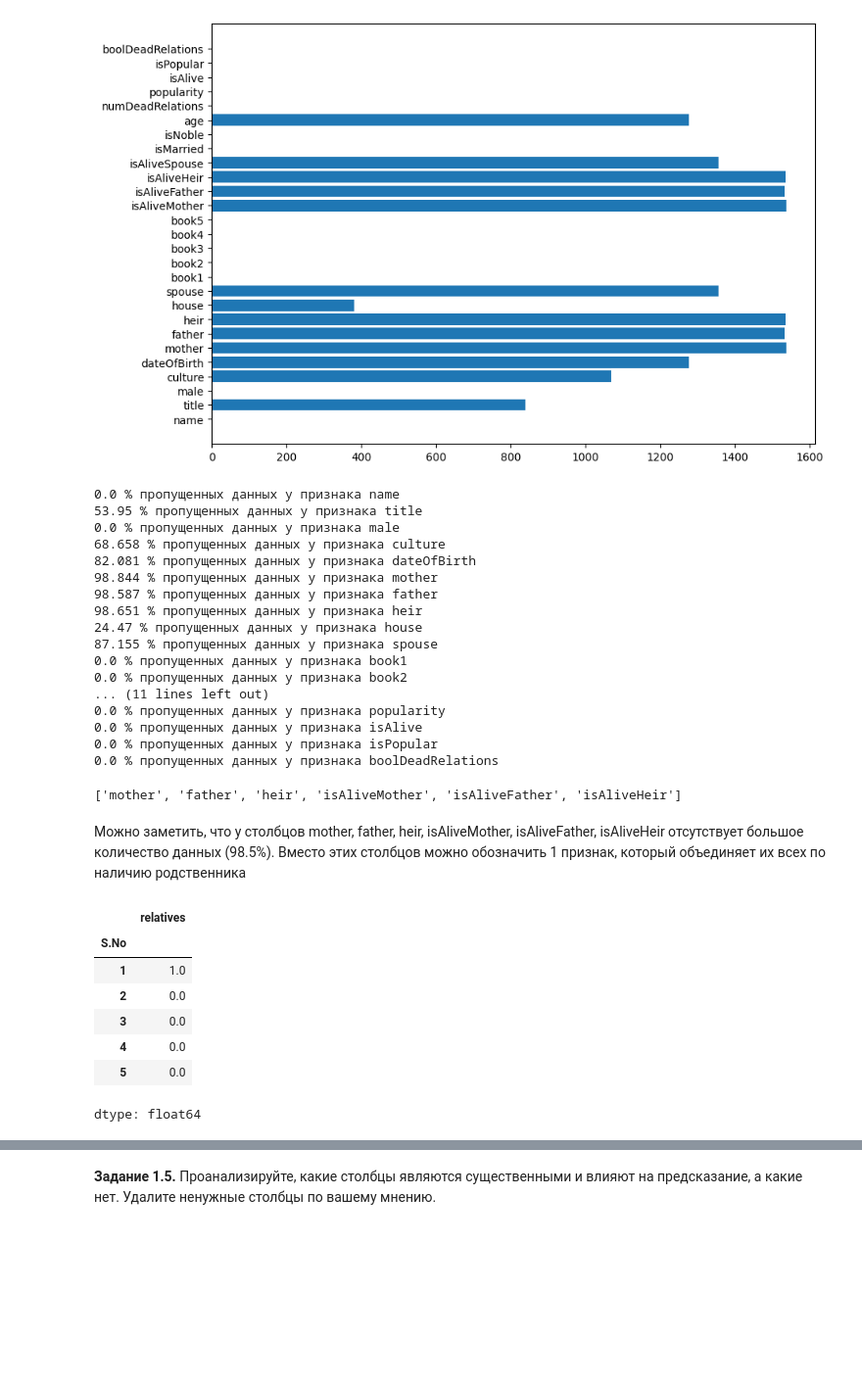
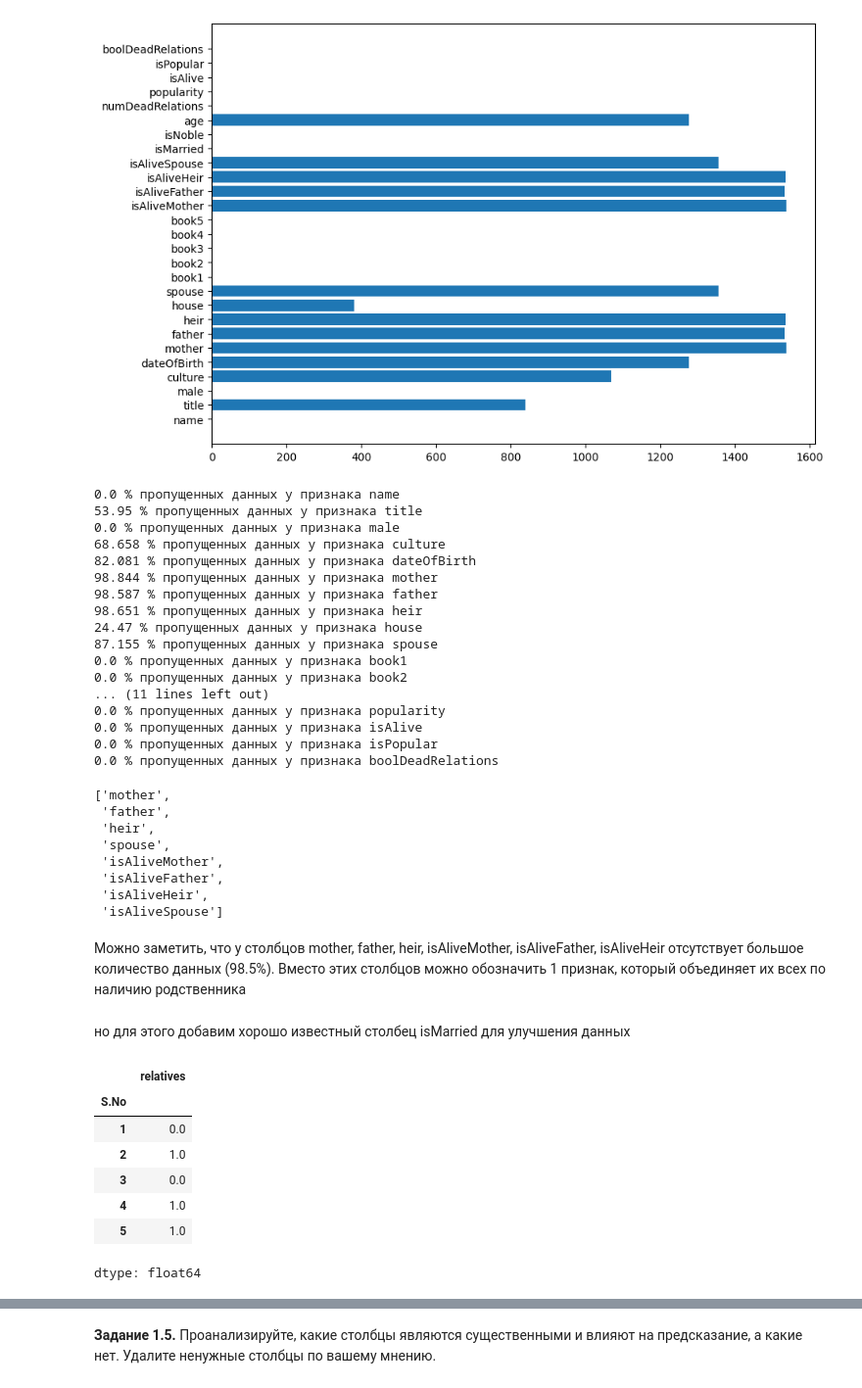
Before and after one commit to episode16/Py, a Jupyter notebook: DLS_mipt/game_of_thrones_hw1/hw_1_game_of_thrones_ipynb.ipynb, the cells around one changed output, grey strips where cells are left out. Shown at 98% size. Cells and saved outputs as stored; diff of their text form; code cells hidden in the pictures; blank space fills up the shorter version.

```diff
--- a/DLS_mipt/game_of_thrones_hw1/hw_1_game_of_thrones_ipynb.ipynb
+++ b/DLS_mipt/game_of_thrones_hw1/hw_1_game_of_thrones_ipynb.ipynb
@@ -225,7 +225,7 @@ column_del = []
 for column in columns:
   na_percentage = round((df[column].isna().sum() / len(df[column])) * 100, 3)
   print(f'{na_percentage} % пропущенных данных у признака {column}')
-  if na_percentage > 98: # добавляем поля, где отсутствуют данные более чем 98%
+  if na_percentage > 87: # добавляем поля, где отсутствуют данные более чем 87%
     column_del.append(column)
 
 column_del
@@ -247,21 +247,29 @@ column_del
 0.0 % пропущенных данных у признака isAlive
 0.0 % пропущенных данных у признака isPopular
 0.0 % пропущенных данных у признака boolDeadRelations
-['mother', 'father', 'heir', 'isAliveMother', 'isAliveFather', 'isAliveHeir']
+['mother',
+ 'father',
+ 'heir',
+ 'spouse',
+ 'isAliveMother',
+ 'isAliveFather',
+ 'isAliveHeir',
+ 'isAliveSpouse']
 # %% [markdown]
 Можно заметить, что у столбцов mother, father, heir, isAliveMother, isAliveFather, isAliveHeir отсутствует большое количество данных (98.5%). Вместо этих столбцов можно обозначить 1 признак, который объединяет их всех по наличию родственника
+# %% [markdown]
+но для этого добавим хорошо известный столбец isMarried для улучшения данных
 # %%
 for field in column_del:
   df.loc[(df[field].isnull()), ['relatives']] = 0
 df.loc[(df[field].notnull()), ['relatives']] = 1
-df.drop(columns=column_del)
 df['relatives'].head()
 # %% [output]
 |  | relatives |
 | S.No |  |
-| 1 | 1.0 |
-| 2 | 0.0 |
+| 1 | 0.0 |
+| 2 | 1.0 |
 | 3 | 0.0 |
-| 4 | 0.0 |
-| 5 | 0.0 |
+| 4 | 1.0 |
+| 5 | 1.0 |
 dtype: float64
```
Also changed, not shown: parts of 84 cells of this notebook.
